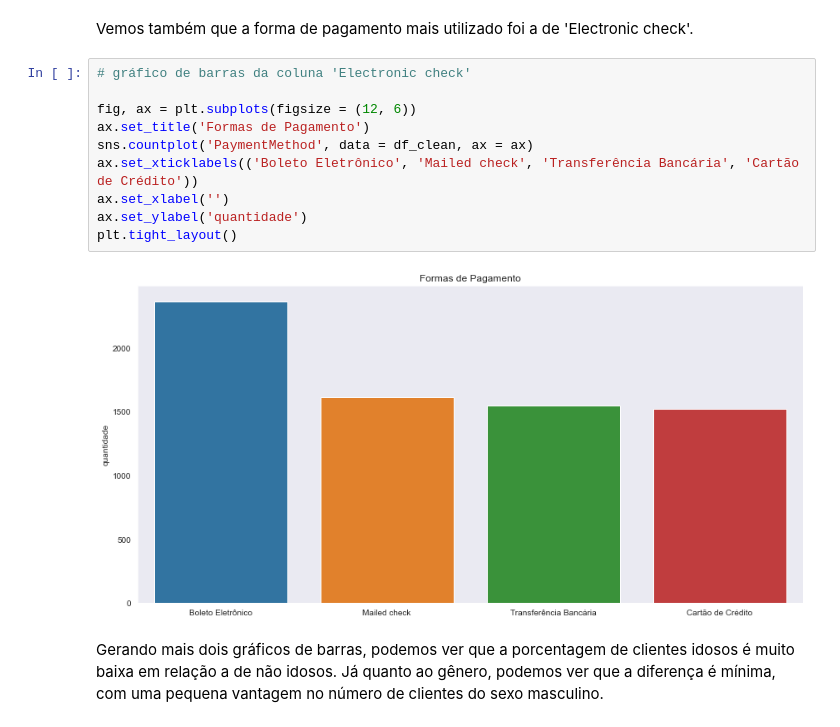
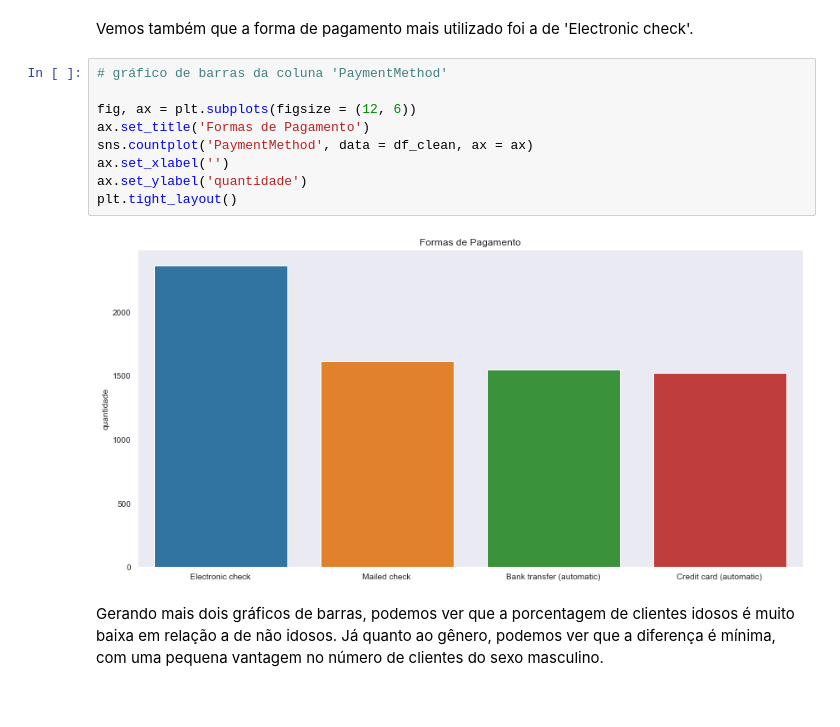
Before and after one commit to henriqueschwabg/data_science, a Jupyter notebook: Churn_Prediction.ipynb, the cells around one changed output. Cells and saved outputs as stored; diff of their text form.

```diff
--- a/Churn_Prediction.ipynb
+++ b/Churn_Prediction.ipynb
@@ -367,17 +367,16 @@ plt.show()
 # %% [markdown]
 Vemos também que a forma de pagamento mais utilizado foi a de 'Electronic check'.
 # %%
-# gráfico de barras da coluna 'Electronic check'
+# gráfico de barras da coluna 'PaymentMethod'
 
 fig, ax = plt.subplots(figsize = (12, 6))
 ax.set_title('Formas de Pagamento')
 sns.countplot('PaymentMethod', data = df_clean, ax = ax)
-ax.set_xticklabels(('Boleto Eletrônico', 'Mailed check', 'Transferência Bancária', 'Cartão de Crédito'))
 ax.set_xlabel('')
 ax.set_ylabel('quantidade')
 plt.tight_layout()
 # %% [output]
-[figure, old version]
+[figure, new version]
 # %% [markdown]
 Gerando mais dois gráficos de barras, podemos ver que a porcentagem de clientes idosos é muito baixa em relação a de não idosos. Já quanto ao gênero, podemos ver que a diferença é mínima, com uma pequena vantagem no número de clientes do sexo masculino.
 # %%
```
Also changed, not shown: parts of 10 cells of this notebook.
